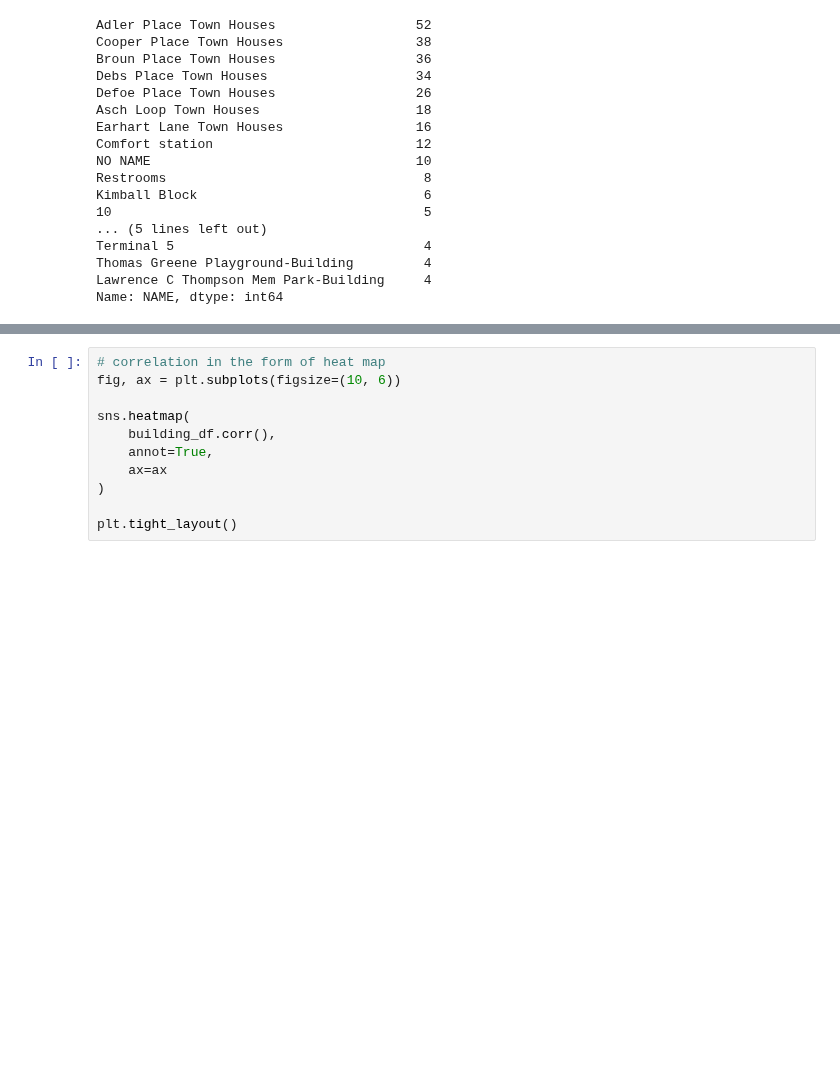
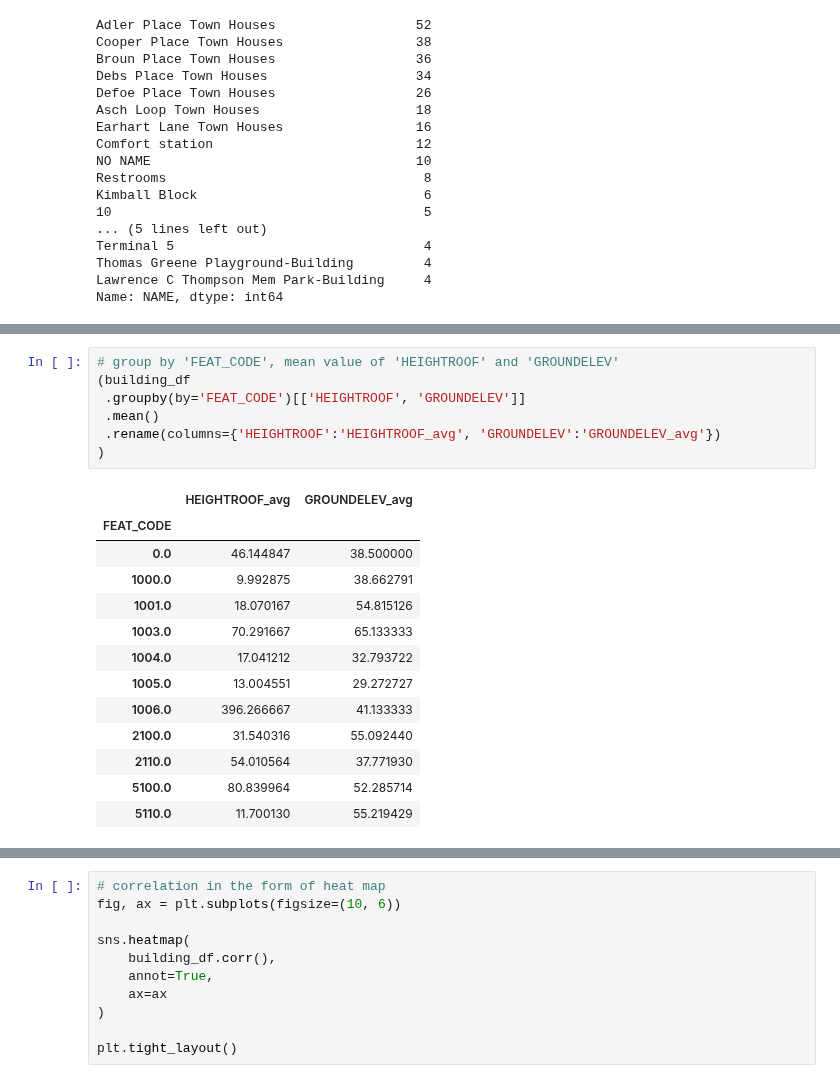
Before and after one commit to mebauer/data-analysis-using-python, a Jupyter notebook: 2-data-inspection-cleaning-wrangling.ipynb, the cells around one changed output, grey strips where cells are left out. Cells and saved outputs as stored; diff of their text form; blank space fills up the shorter version.

```diff
--- a/2-data-inspection-cleaning-wrangling.ipynb
+++ b/2-data-inspection-cleaning-wrangling.ipynb
@@ -267,0 +297,21 @@ Name: NAME, dtype: int64
+# %%
+# group by 'FEAT_CODE', mean value of 'HEIGHTROOF' and 'GROUNDELEV'
+(building_df
+ .groupby(by='FEAT_CODE')[['HEIGHTROOF', 'GROUNDELEV']]
+ .mean()
+ .rename(columns={'HEIGHTROOF':'HEIGHTROOF_avg', 'GROUNDELEV':'GROUNDELEV_avg'})
+)
+# %% [output]
+|  | HEIGHTROOF_avg | GROUNDELEV_avg |
+| FEAT_CODE |  |  |
+| 0.0 | 46.144847 | 38.500000 |
+| 1000.0 | 9.992875 | 38.662791 |
+| 1001.0 | 18.070167 | 54.815126 |
+| 1003.0 | 70.291667 | 65.133333 |
+| 1004.0 | 17.041212 | 32.793722 |
+| 1005.0 | 13.004551 | 29.272727 |
+| 1006.0 | 396.266667 | 41.133333 |
+| 2100.0 | 31.540316 | 55.092440 |
+| 2110.0 | 54.010564 | 37.771930 |
+| 5100.0 | 80.839964 | 52.285714 |
+| 5110.0 | 11.700130 | 55.219429 |
```
Also changed, not shown: parts of 22 cells of this notebook.
